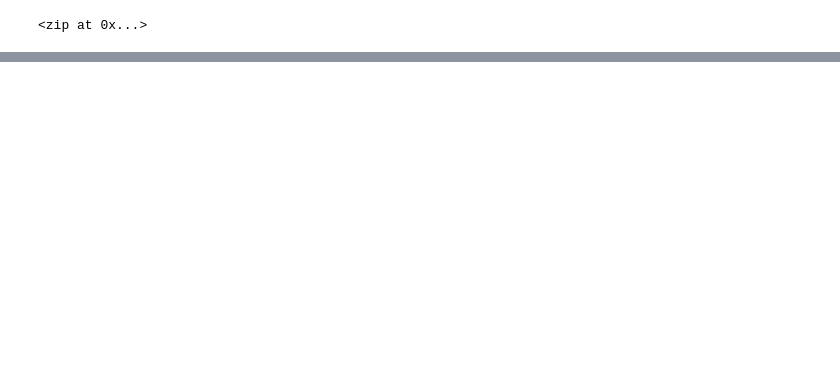
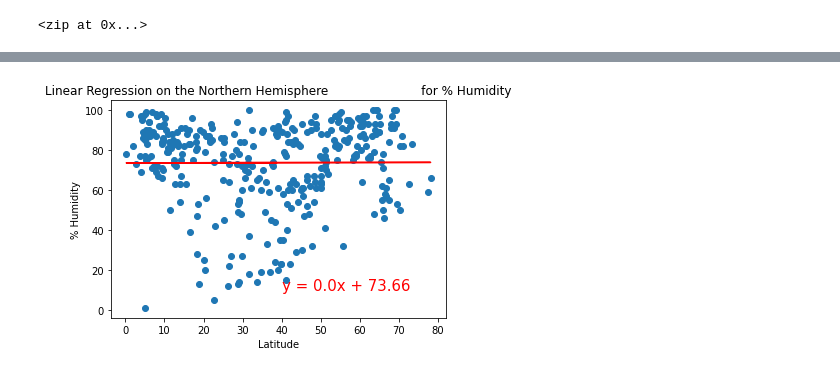
Before and after one commit to MattRiley78/World_Weather_Analysis, a Jupyter notebook: WeatherPy.ipynb, the cells around one changed output, grey strips where cells are left out. Saved outputs shown, nothing was run; the diff lists cells and outputs as text; code cells hidden in the pictures; blank space fills up the shorter version.

```diff
--- a/WeatherPy.ipynb
+++ b/WeatherPy.ipynb
@@ -248,0 +305,10 @@ plt.show()
+# %%
+# Linear Regression on Percent Humidity for the Northern Hemisphere.
+x_values = northernhemi_df["Lat"]
+y_values = northernhemi_df["Humidity"]
+#Call the function.
+plot_linear_regression(x_values, y_values,
+                       'Linear Regression on the Northern Hemisphere \
+                       for % Humidity', '% Humidity', (40, 10))
+# %% [output]
+[figure, added]
```
Also changed, not shown: parts of 29 cells of this notebook, 5 other files.
